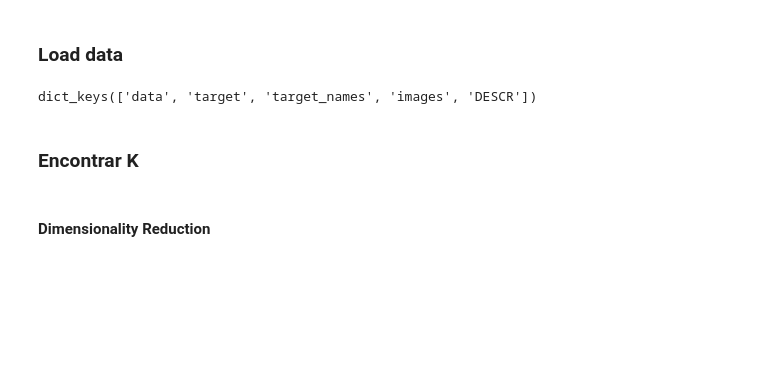
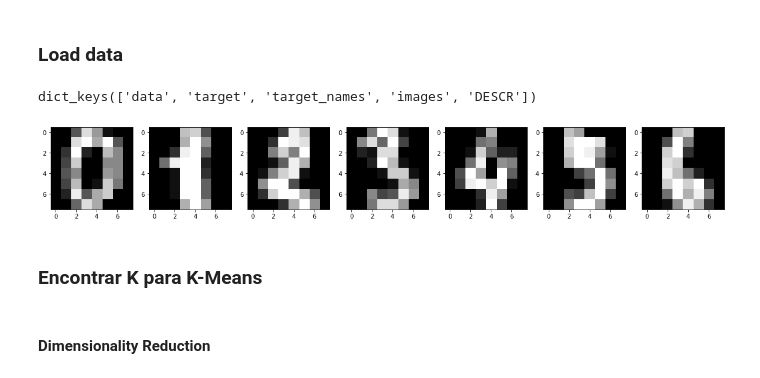
Before and after one commit to nkaenzig/ml-workshop, a Jupyter notebook: Modulo-3/digits-clustering-demo.ipynb, the cells around one changed output. Drawn from its saved outputs; the diff is of its cells as text; code cells hidden in the pictures; blank space fills up the shorter version.

```diff
--- a/Modulo-3/digits-clustering-demo.ipynb
+++ b/Modulo-3/digits-clustering-demo.ipynb
@@ -11,17 +15,20 @@ import pandas as pd
 np.random.seed(2)
 # %% [markdown]
 ### Load data
-# %%
-digits = load_digits()
-
-# | Standardization
-digits['data'] = (digits['data'] - digits['data'].mean()) / digits['data'].std()
-
-digits.keys()
-# %% [output]
-dict_keys(['data', 'target', 'target_names', 'images', 'DESCR'])
+# %%
+digits = load_digits()
+digits.keys()
+# %% [output]
+dict_keys(['data', 'target', 'target_names', 'images', 'DESCR'])
+# %%
+fig, ax = plt.subplots(1, 7, figsize=(20,5))
+
+for i in range(7):
+    ax[i].imshow(digits['images'][i], cmap='gray')
+# %% [output]
+[figure, added]
 # %% [markdown]
-### Encontrar K
+### Encontrar K para K-Means
 # %% [markdown]
 #### Dimensionality Reduction
 # %%
```
Also changed, not shown: parts of 11 cells of this notebook, 8 other files.
